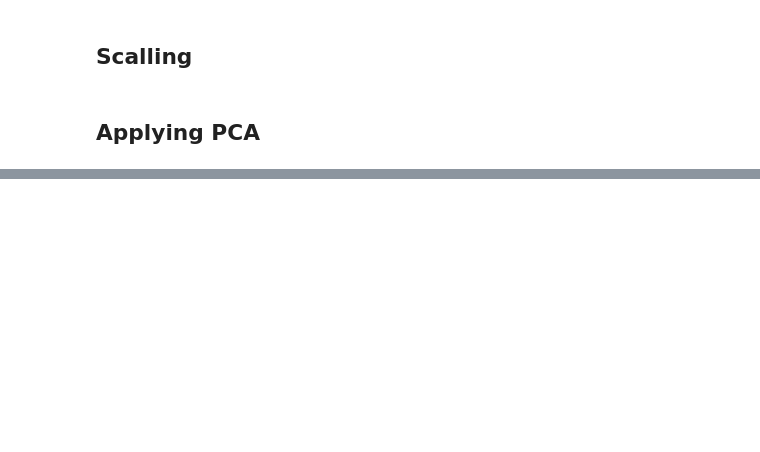
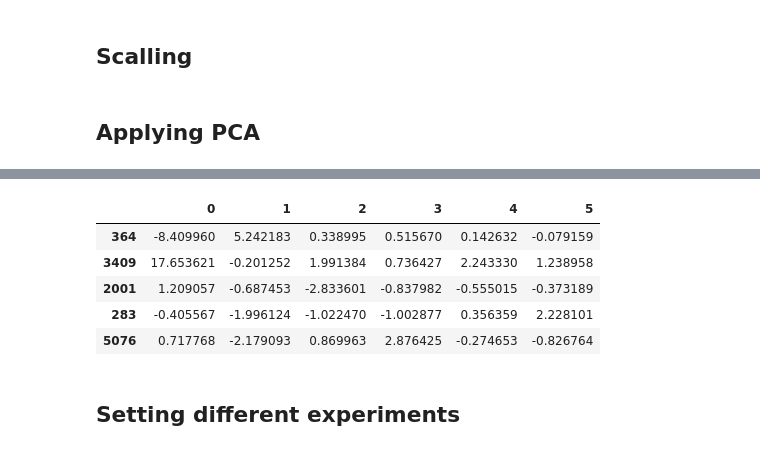
Before and after one commit to aladelca/enterprise_data_science, a Jupyter notebook: train/training.ipynb, the cells around one changed output, grey strips where cells are left out. Cells and saved outputs as stored; diff of their text form; code cells hidden in the pictures; blank space fills up the shorter version.

```diff
--- a/train/training.ipynb
+++ b/train/training.ipynb
@@ -338,0 +388,15 @@ for i in components:
+# %%
+### Using 6 components
+
+pca = PCA(n_components=6)
+train_pca = pd.DataFrame(pca.fit_transform(train_esc), index = train_no_nulls.index)
+train_pca.head()
+# %% [output]
+|  | 0 | 1 | 2 | 3 | 4 | 5 |
+| 364 | -8.409960 | 5.242183 | 0.338995 | 0.515670 | 0.142632 | -0.079159 |
+| 3409 | 17.653621 | -0.201252 | 1.991384 | 0.736427 | 2.243330 | 1.238958 |
+| 2001 | 1.209057 | -0.687453 | -2.833601 | -0.837982 | -0.555015 | -0.373189 |
+| 283 | -0.405567 | -1.996124 | -1.022470 | -1.002877 | 0.356359 | 2.228101 |
+| 5076 | 0.717768 | -2.179093 | 0.869963 | 2.876425 | -0.274653 | -0.826764 |
+# %% [markdown]
+## Setting different experiments
```
Also changed, not shown: parts of 32 cells of this notebook, 6 other files.
